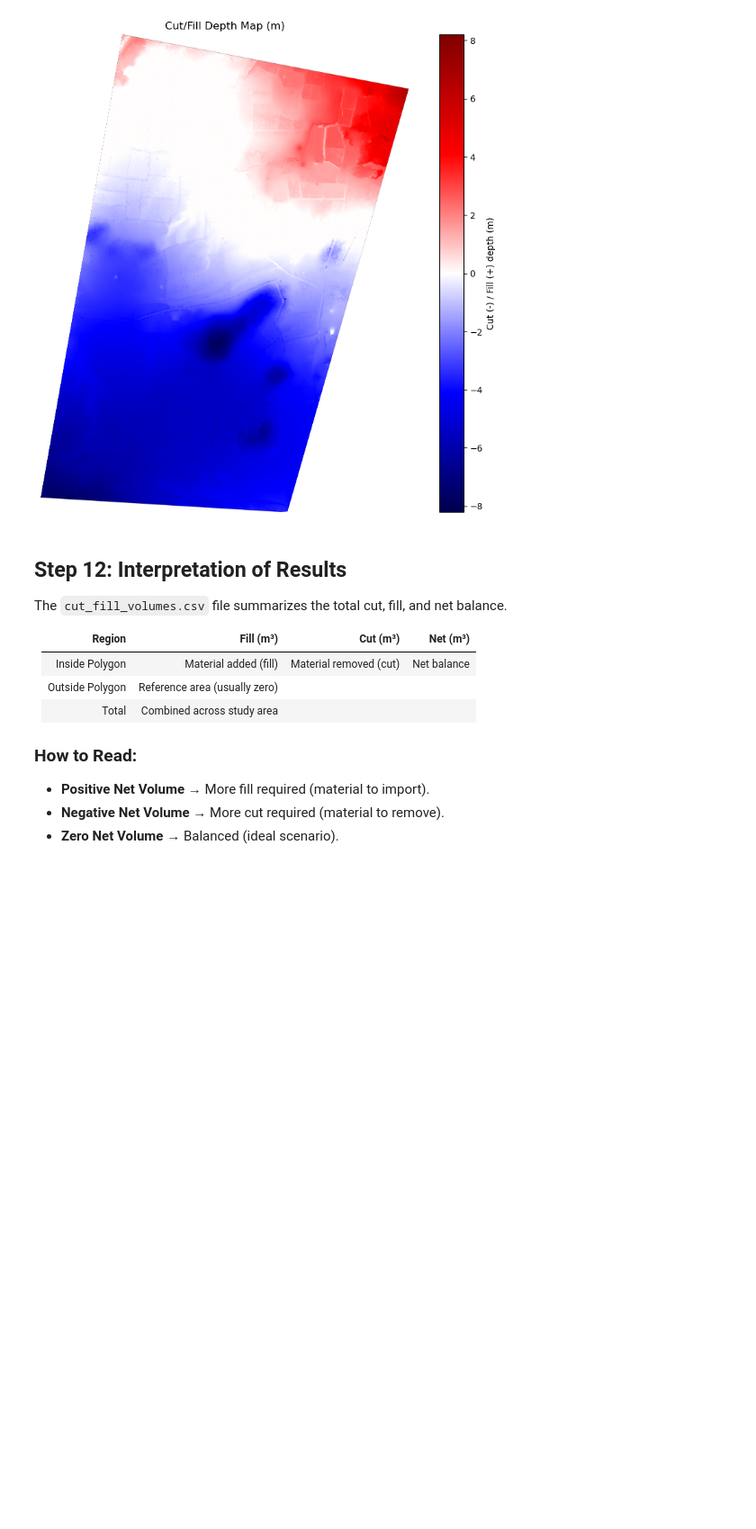
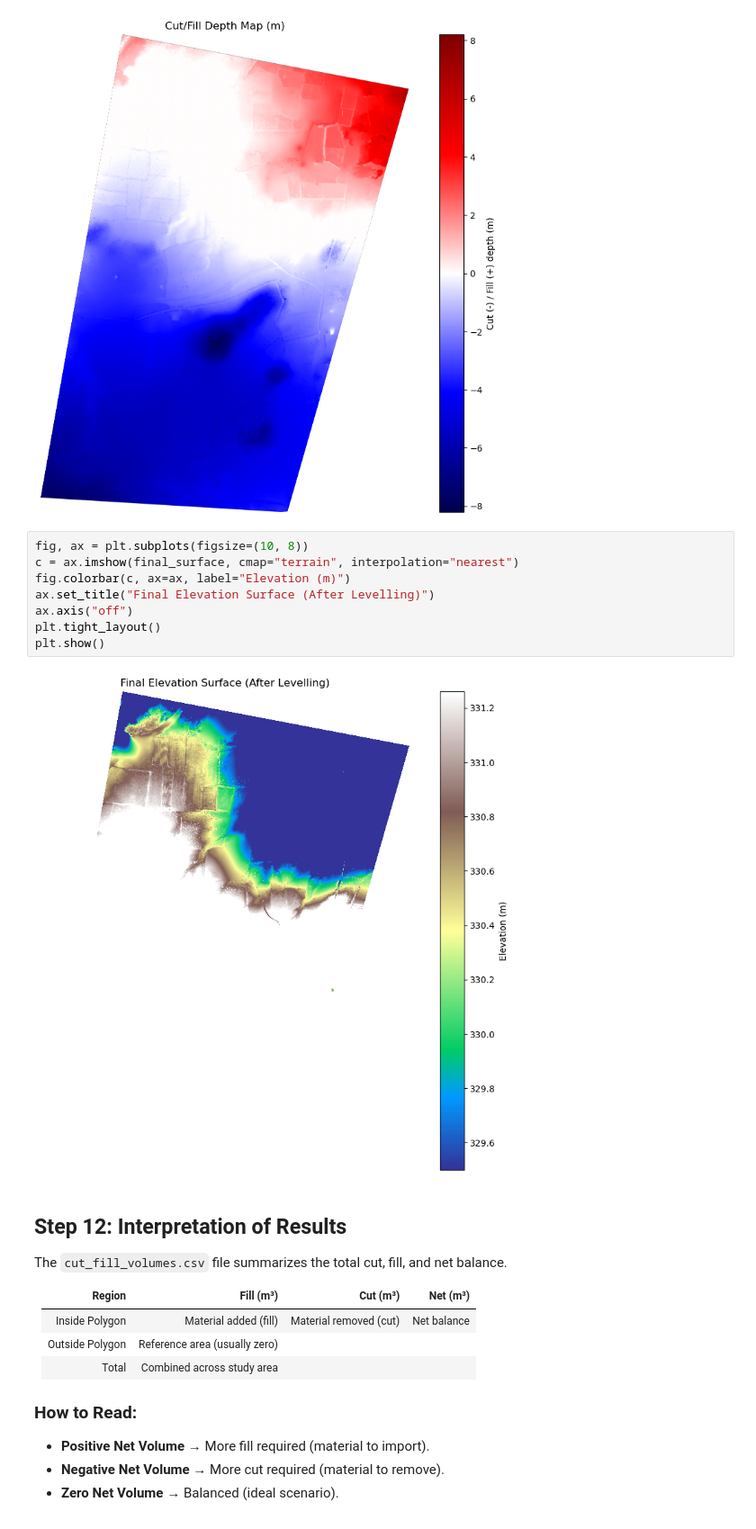
Before and after one commit to ajay098patro/Skylark-Assignment---Leveling-Analysis, a Jupyter notebook: 1Site_Analysis_31-10-25.ipynb, the cells around one changed output. Shown at 90% size. Drawn from its saved outputs; the diff is of its cells as text; blank space fills up the shorter version.

```diff
--- a/1Site_Analysis_31-10-25.ipynb
+++ b/1Site_Analysis_31-10-25.ipynb
@@ -174,6 +174,16 @@ plt.savefig(plot_png, dpi=200)
 plt.show()
 # %% [output]
 [figure]
+# %%
+fig, ax = plt.subplots(figsize=(10, 8))
+c = ax.imshow(final_surface, cmap="terrain", interpolation="nearest")
+fig.colorbar(c, ax=ax, label="Elevation (m)")
+ax.set_title("Final Elevation Surface (After Levelling)")
+ax.axis("off")
+plt.tight_layout()
+plt.show()
+# %% [output]
+[figure, added]
 # %% [markdown]
 ##  Step 12: Interpretation of Results
 
```
